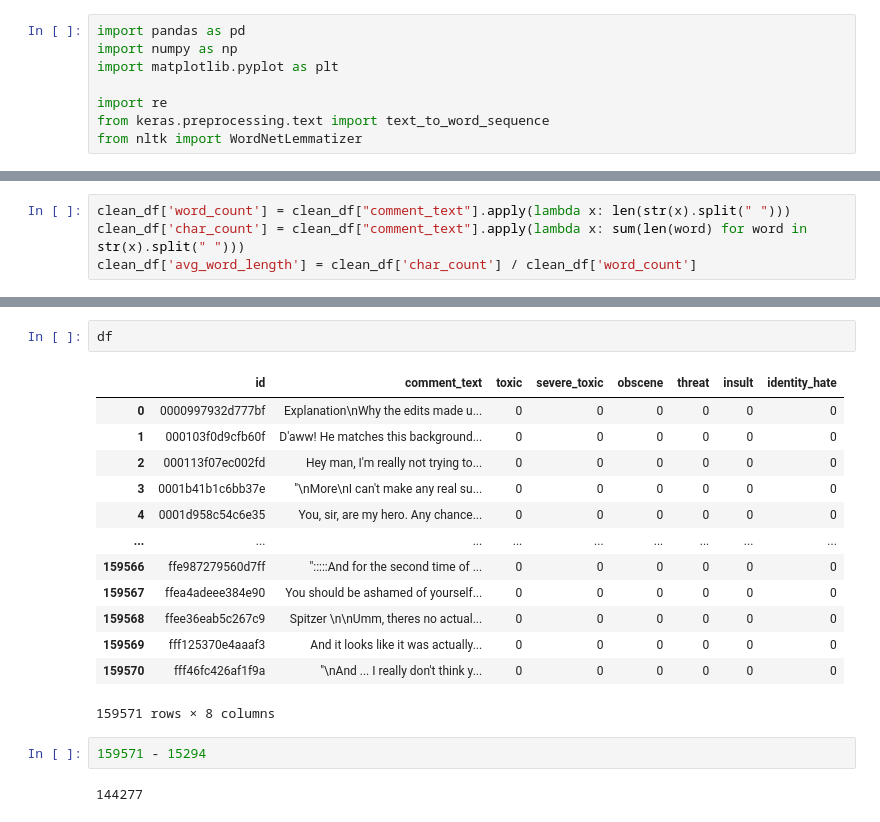
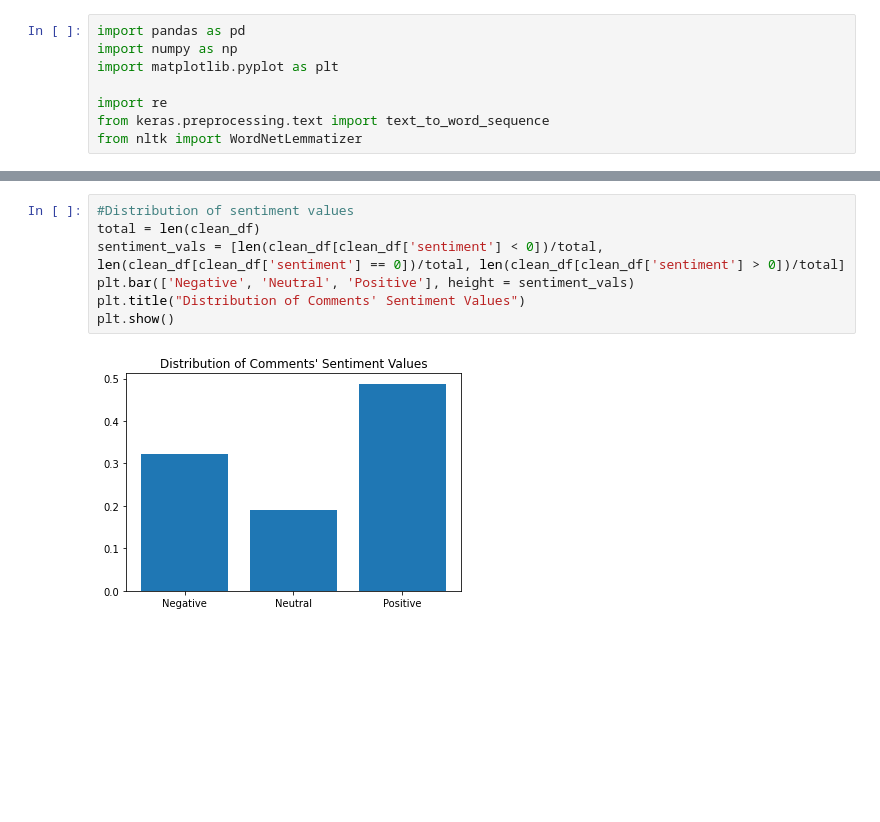
Before and after one commit to nsingiri/Data-144, a Jupyter notebook: notebook/feature_engineering.ipynb, the cells around one changed output, grey strips where cells are left out. Cells and saved outputs as stored; diff of their text form; blank space fills up the shorter version.

```diff
--- a/notebook/feature_engineering.ipynb
+++ b/notebook/feature_engineering.ipynb
@@ -33,4 +55,0 @@ clean_df['sentiment'] = [sia.polarity_scores(x)['compound'] for x in clean_df['c
-# %%
-clean_df['word_count'] = clean_df["comment_text"].apply(lambda x: len(str(x).split(" ")))
-clean_df['char_count'] = clean_df["comment_text"].apply(lambda x: sum(len(word) for word in str(x).split(" ")))
-clean_df['avg_word_length'] = clean_df['char_count'] / clean_df['word_count']
@@ -53,20 +56,9 @@ clean_df
-# %%
-df
-# %% [output]
-|  | id | comment_text | toxic | severe_toxic | obscene | threat | insult | identity_hate |
-| 0 | 0000997932d777bf | Explanation\nWhy the edits made u... | 0 | 0 | 0 | 0 | 0 | 0 |
-| 1 | 000103f0d9cfb60f | D'aww! He matches this background... | 0 | 0 | 0 | 0 | 0 | 0 |
-| 2 | 000113f07ec002fd | Hey man, I'm really not trying to... | 0 | 0 | 0 | 0 | 0 | 0 |
-| 3 | 0001b41b1c6bb37e | "\nMore\nI can't make any real su... | 0 | 0 | 0 | 0 | 0 | 0 |
-| 4 | 0001d958c54c6e35 | You, sir, are my hero. Any chance... | 0 | 0 | 0 | 0 | 0 | 0 |
-| ... | ... | ... | ... | ... | ... | ... | ... | ... |
-| 159566 | ffe987279560d7ff | ":::::And for the second time of ... | 0 | 0 | 0 | 0 | 0 | 0 |
-| 159567 | ffea4adeee384e90 | You should be ashamed of yourself... | 0 | 0 | 0 | 0 | 0 | 0 |
-| 159568 | ffee36eab5c267c9 | Spitzer \n\nUmm, theres no actual... | 0 | 0 | 0 | 0 | 0 | 0 |
-| 159569 | fff125370e4aaaf3 | And it looks like it was actually... | 0 | 0 | 0 | 0 | 0 | 0 |
-| 159570 | fff46fc426af1f9a | "\nAnd ... I really don't think y... | 0 | 0 | 0 | 0 | 0 | 0 |
-159571 rows × 8 columns
-# %%
-159571 - 15294
-# %% [output]
-144277
+# %%
+#Distribution of sentiment values
+total = len(clean_df)
+sentiment_vals = [len(clean_df[clean_df['sentiment'] < 0])/total, len(clean_df[clean_df['sentiment'] == 0])/total, len(clean_df[clean_df['sentiment'] > 0])/total]
+plt.bar(['Negative', 'Neutral', 'Positive'], height = sentiment_vals)
+plt.title("Distribution of Comments' Sentiment Values")
+plt.show()
+# %% [output]
+[figure, added]
```
Also changed, not shown: parts of 7 cells of this notebook.
